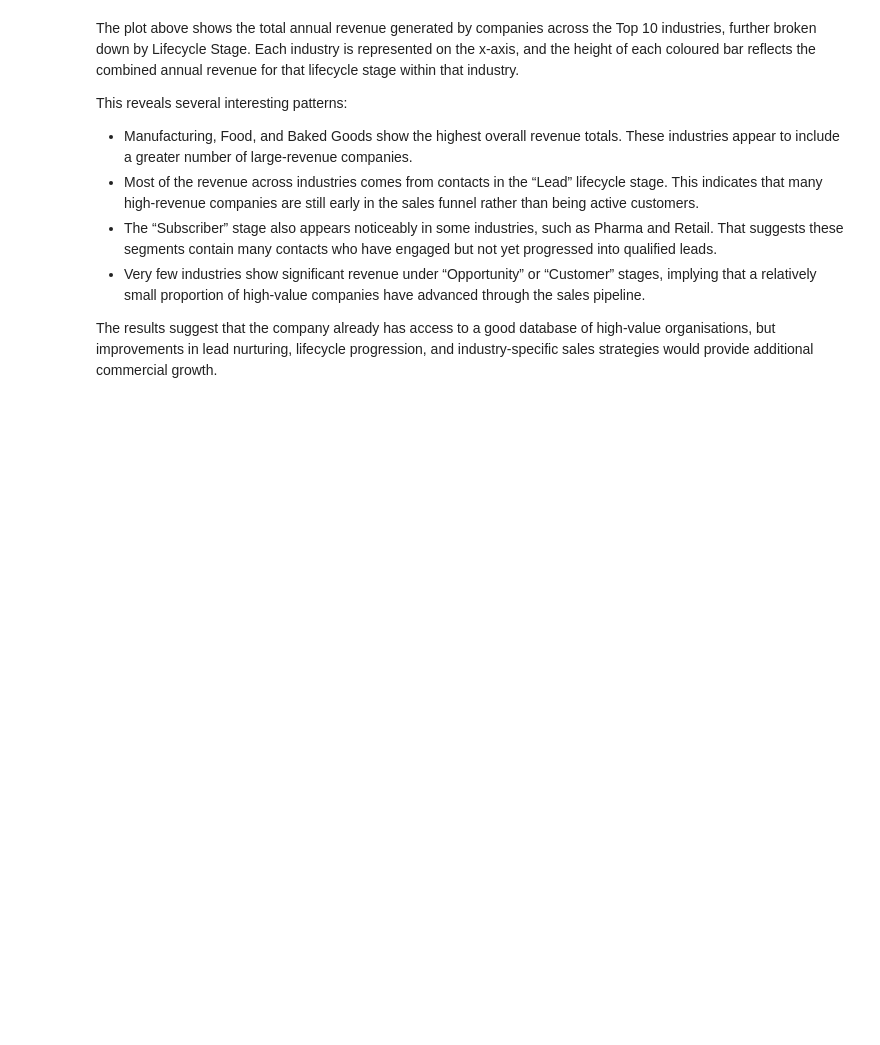
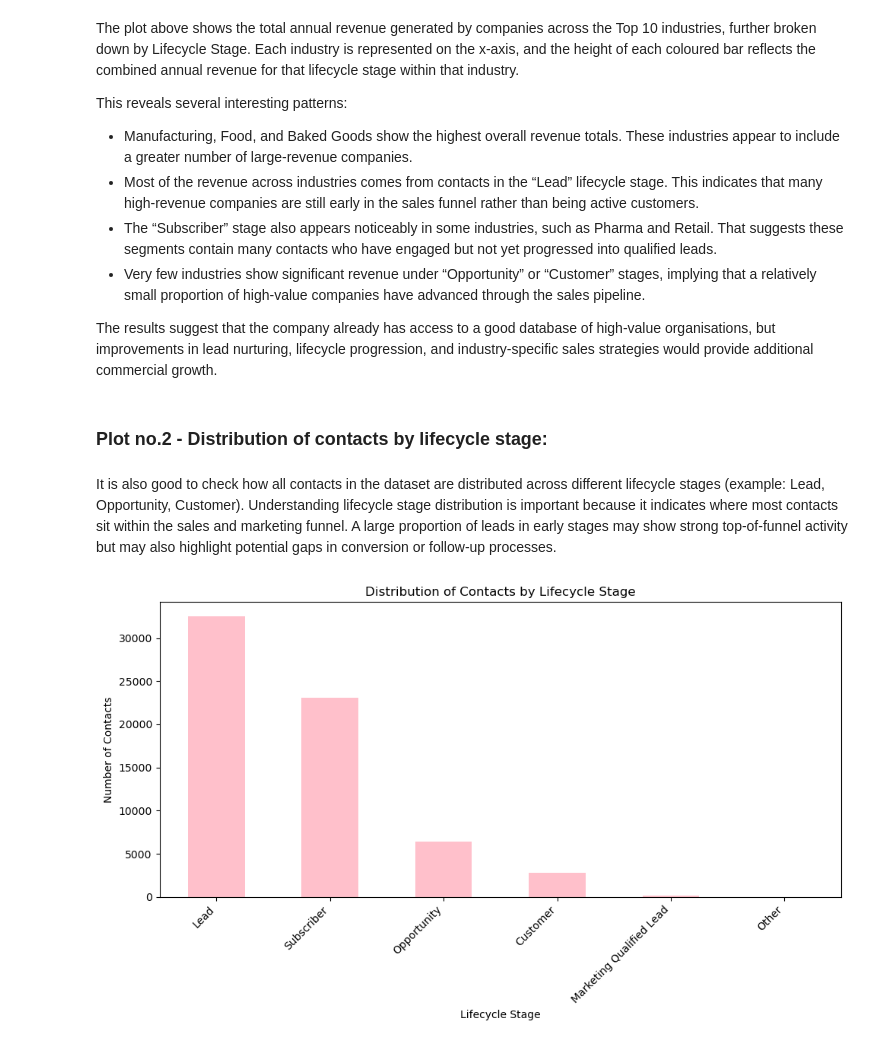
Before and after one commit to tihana-gray/pfda-big_project, a Jupyter notebook: customer_analysis.ipynb, the cells around one changed output. Cells and saved outputs as stored; diff of their text form; code cells hidden in the pictures; blank space fills up the shorter version.

Commit message:
plot 2 - work in progress

```diff
--- a/customer_analysis.ipynb
+++ b/customer_analysis.ipynb
@@ -471,3 +471,50 @@ This reveals several interesting patterns:<br>
 - Very few industries show significant revenue under “Opportunity” or “Customer” stages, implying that a relatively small proportion of high-value companies have advanced through the sales pipeline.
 
 The results suggest that the company already has access to a good database of high-value organisations, but improvements in lead nurturing, lifecycle progression, and industry-specific sales strategies would provide additional commercial growth.
+# %% [markdown]
+### Plot no.2 - Distribution of contacts by lifecycle stage:
+# %% [markdown]
+It is also good to check how all contacts in the dataset are distributed across different lifecycle stages (example: Lead, Opportunity, Customer). Understanding lifecycle stage distribution is important because it indicates where most contacts sit within the sales and marketing funnel. A large proportion of leads in early stages may show strong top-of-funnel activity but may also highlight potential gaps in conversion or follow-up processes.
+# %%
+# Counting the number of contacts in each lifecycle stage:
+lifecycle_counts = df['Lifecycle Stage'].value_counts()
+# .value_counts() returns the number of occurrences for each unique value in the column.
+# 📚 References: https://pandas.pydata.org/docs/reference/api/pandas.Series.value_counts.html
+# https://www.geeksforgeeks.org/pandas/python-pandas-series-value_counts/
+# https://stackoverflow.com/questions/35523635/extract-values-in-pandas-value-counts
+
+# Plotting the bar chart:
+plt.figure(figsize=(10, 6))
+# Sets figure size for readability.
+# Reference: https://matplotlib.org/stable/api/_as_gen/matplotlib.pyplot.figure.html
+
+lifecycle_counts.plot(kind='bar', color='pink')
+# kind='bar' creates a vertical bar chart.
+# color='pink' is the bar colour.
+# Reference: https://pandas.pydata.org/docs/reference/api/pandas.Series.plot.html
+
+# Labeling axes and the chart:
+plt.xlabel('Lifecycle Stage')
+plt.ylabel('Number of Contacts')
+plt.title('Distribution of Contacts by Lifecycle Stage')
+# References:
+# https://matplotlib.org/stable/api/_as_gen/matplotlib.pyplot.xlabel.html
+# https://matplotlib.org/stable/api/_as_gen/matplotlib.pyplot.ylabel.html
+# https://matplotlib.org/stable/api/_as_gen/matplotlib.pyplot.title.html
+
+plt.xticks(rotation=45, ha='right') # Rotating labels to prevent text overlap.
+# Reference: https://matplotlib.org/stable/api/_as_gen/matplotlib.pyplot.xticks.html
+
+plt.tight_layout() # Prevents clipping of labels.
+# Reference: https://matplotlib.org/stable/api/_as_gen/matplotlib.pyplot.tight_layout.html
+
+# Saving the plot in the plots folder:
+plt.savefig("plots/lifecycle_stage_distribution.png", dpi=300, bbox_inches='tight')
+# dpi=300 ensures high-quality output for reports.
+# bbox_inches='tight' removes extra padding.
+# Reference: https://matplotlib.org/stable/api/_as_gen/matplotlib.pyplot.savefig.html
+
+plt.show() # Displays the final plot.
+# Reference: https://matplotlib.org/stable/api/_as_gen/matplotlib.pyplot.show.html
+# %% [output]
+[figure, added]
```
Also changed, not shown: 1 other file.
